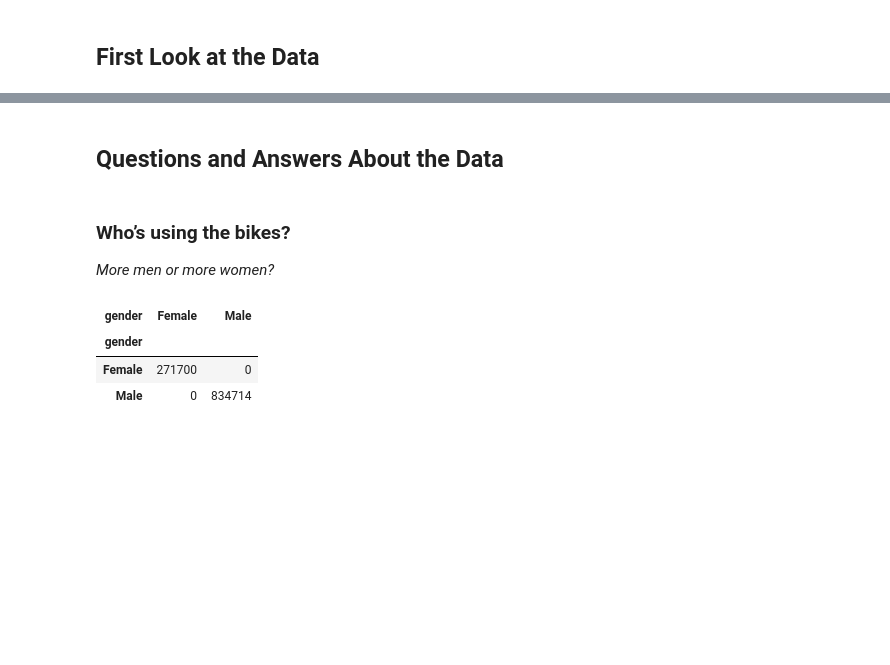
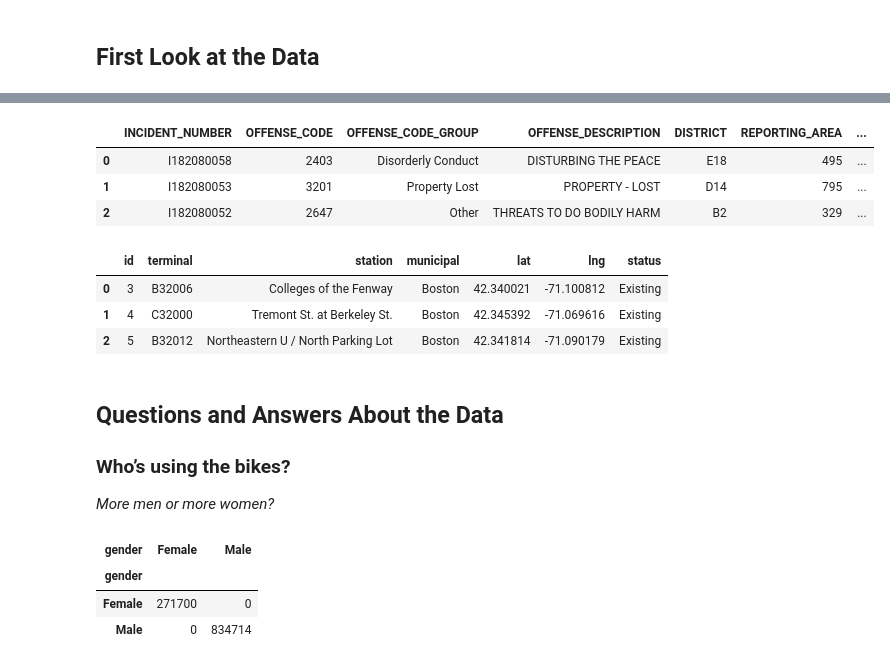
Before and after one commit to vinalyan/Data-Science, a Jupyter notebook: Challenges/hubway_2011/Hubway Data.ipynb, the cells around one changed output, grey strips where cells are left out. Cells and saved outputs as stored; diff of their text form; code cells hidden in the pictures; blank space fills up the shorter version.

```diff
--- a/Challenges/hubway_2011/Hubway Data.ipynb
+++ b/Challenges/hubway_2011/Hubway Data.ipynb
@@ -16,6 +19,7 @@ Let's load the two dataset provided by the challagence
 # %%
 stations = pd.read_csv("dataset/hubway_stations.csv")
 trips = pd.read_csv("dataset/hubway_trips.csv")
+crime_boston = pd.read_csv('dataset/crime.csv', encoding='latin-1')
 # %%
 stations.info()
 # %% [output]
@@ -73,9 +88,23 @@ trips.head()
+# %%
+crime_boston.head(3)
+# %% [output]
+|  | INCIDENT_NUMBER | OFFENSE_CODE | OFFENSE_CODE_GROUP | OFFENSE_DESCRIPTION | DISTRICT | REPORTING_AREA | ... |
+| 0 | I182080058 | 2403 | Disorderly Conduct | DISTURBING THE PEACE | E18 | 495 | ... |
+| 1 | I182080053 | 3201 | Property Lost | PROPERTY - LOST | D14 | 795 | ... |
+| 2 | I182080052 | 2647 | Other | THREATS TO DO BODILY HARM | B2 | 329 | ... |
+# %%
+stations.head(3)
+# %% [output]
+|  | id | terminal | station | municipal | lat | lng | status |
+| 0 | 3 | B32006 | Colleges of the Fenway | Boston | 42.340021 | -71.100812 | Existing |
+| 1 | 4 | C32000 | Tremont St. at Berkeley St. | Boston | 42.345392 | -71.069616 | Existing |
+| 2 | 5 | B32012 | Northeastern U / North Parking Lot | Boston | 42.341814 | -71.090179 | Existing |
 # %% [markdown]
 ## Questions and Answers About the Data
+
+### Who’s using the bikes?
+
+_More men or more women?_
-# %% [markdown]
-### Who’s using the bikes?
-
-_More men or more women?_
 # %%
 pd.crosstab(trips.loc[:,'gender'], trips.loc[:,'gender'])
 # %% [output]
```
Also changed, not shown: parts of 15 cells of this notebook.
